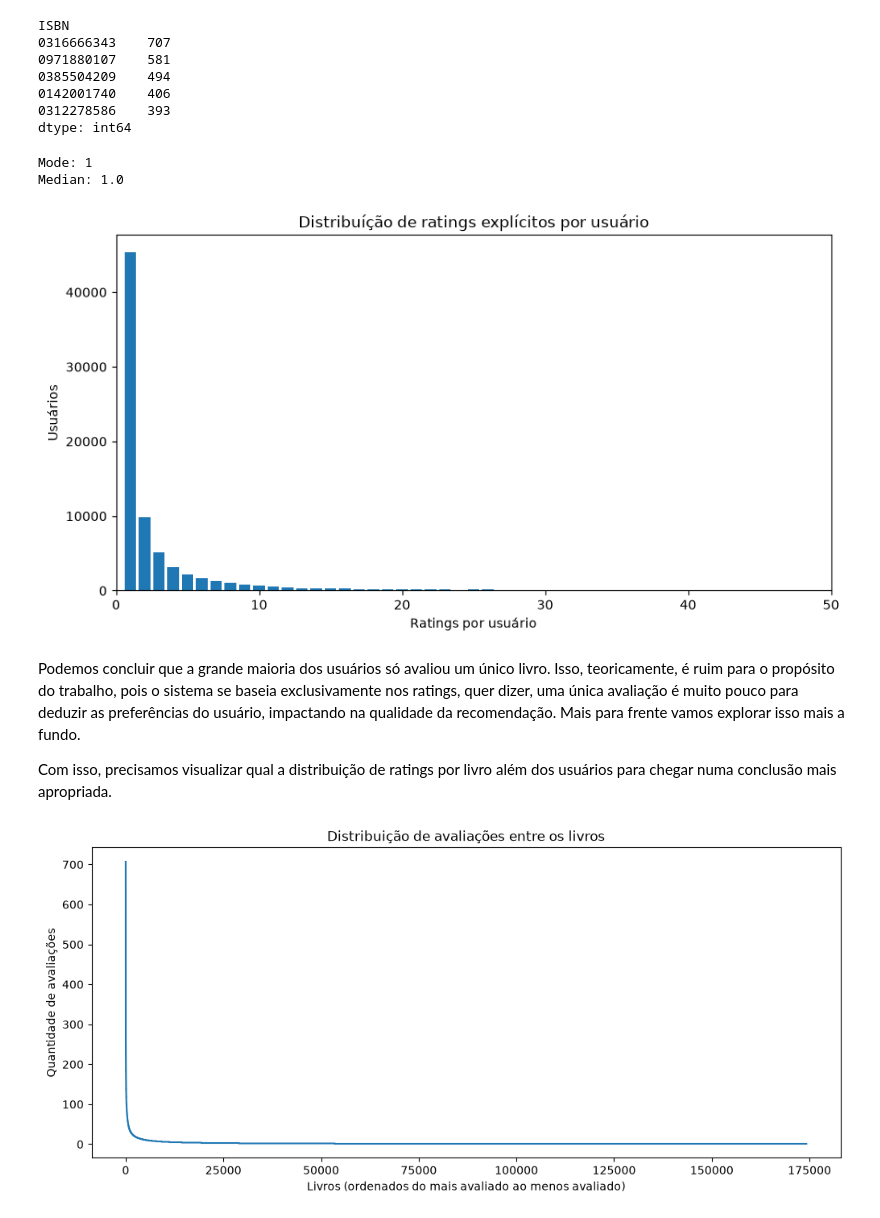
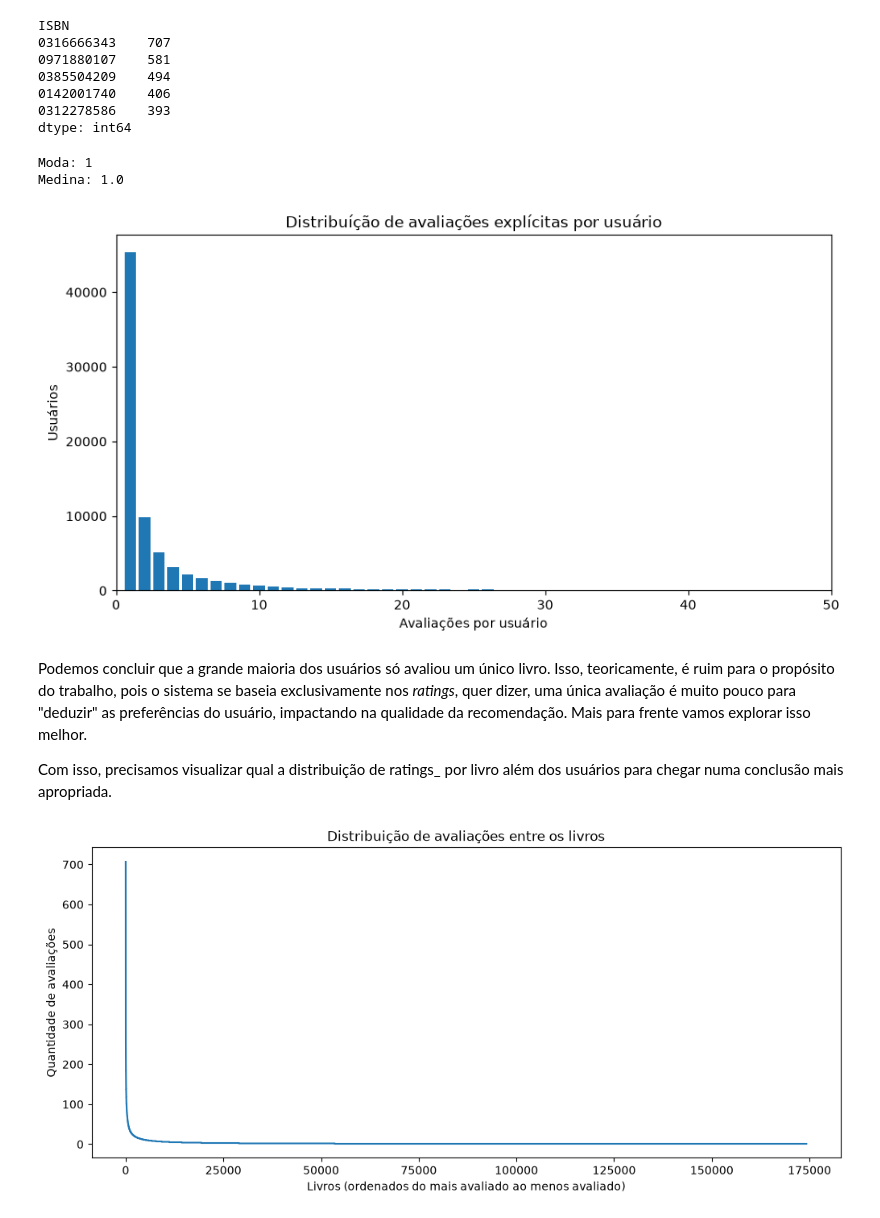
Before and after one commit to lemuel-manske/notebooks, a Jupyter notebook: furb/ml/seminario.ipynb, the cells around one changed output. Saved outputs shown, nothing was run; the diff lists cells and outputs as text; code cells hidden in the pictures.

```diff
--- a/furb/ml/seminario.ipynb
+++ b/furb/ml/seminario.ipynb
@@ -450,36 +480,36 @@ ISBN
 dtype: int64
 # %%
 mode = user_x_ratings.mode()
-print(f'Mode: {mode[0]}')
+print(f'Moda: {mode[0]}')
 
 median = user_x_ratings.median()
-print(f'Median: {median}')
+print(f'Medina: {median}')
 
 
 import matplotlib.pyplot as plt
 
 print()
 
 user_x_ratings_counts = user_x_ratings \
   .value_counts() \
   .sort_index()
 
 plt.figure(figsize=(10, 5))
 plt.bar(user_x_ratings_counts.index, user_x_ratings_counts.values)
 
 plt.xlim(0, 50)
-plt.xlabel("Ratings por usuário")
+plt.xlabel("Avaliações por usuário")
 plt.ylabel("Usuários")
-plt.title("Distribuíção de ratings explícitos por usuário")
+plt.title("Distribuíção de avaliações explícitas por usuário")
 plt.show()
 # %% [output]
-Mode: 1
-Median: 1.0
+Moda: 1
+Medina: 1.0
-[figure, old version]
+[figure, new version]
 # %% [markdown]
-Podemos concluir que a grande maioria dos usuários só avaliou um único livro. Isso, teoricamente, é ruim para o propósito do trabalho, pois o sistema se baseia exclusivamente nos ratings, quer dizer, uma única avaliação é muito pouco para deduzir as preferências do usuário, impactando na qualidade da recomendação. Mais para frente vamos explorar isso mais a fundo.
+Podemos concluir que a grande maioria dos usuários só avaliou um único livro. Isso, teoricamente, é ruim para o propósito do trabalho, pois o sistema se baseia exclusivamente nos _ratings_, quer dizer, uma única avaliação é muito pouco para "deduzir" as preferências do usuário, impactando na qualidade da recomendação. Mais para frente vamos explorar isso melhor.
 
-Com isso, precisamos visualizar qual a distribuição de ratings por livro além dos usuários para chegar numa conclusão mais apropriada.
+Com isso, precisamos visualizar qual a distribuição de ratings_ por livro além dos usuários para chegar numa conclusão mais apropriada.
 # %%
 import matplotlib.pyplot as plt
 
```
Also changed, not shown: parts of 28 cells of this notebook.
